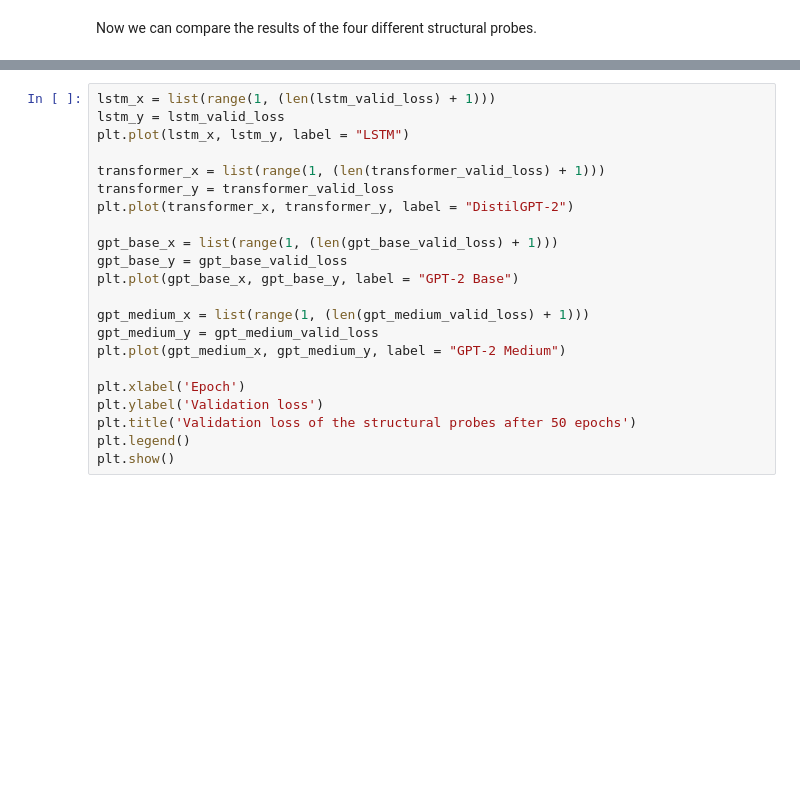
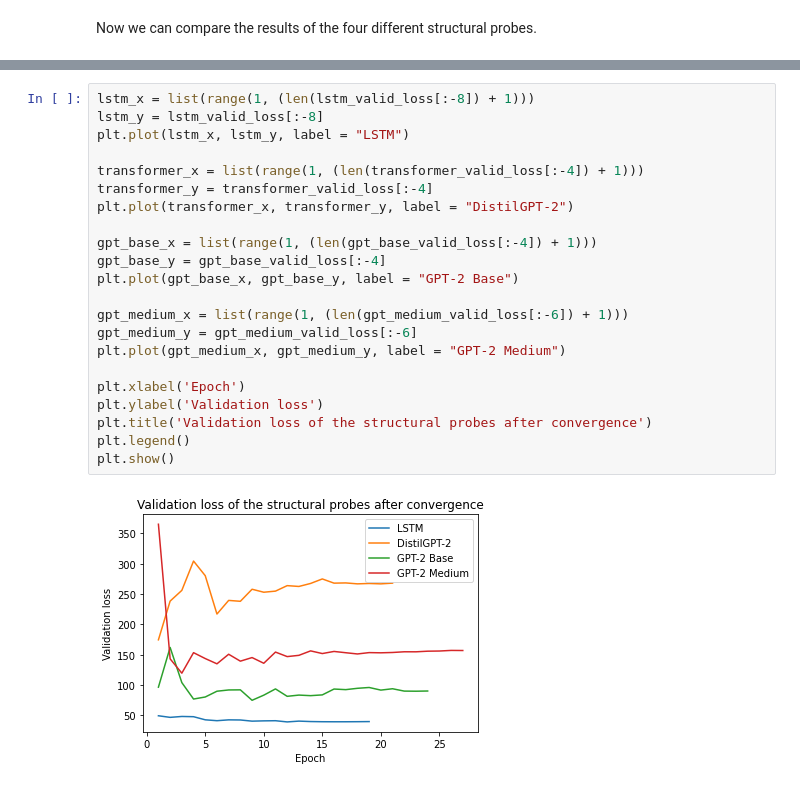
Before and after one commit to JJJHolscher/nlp2-probing-lms-master, a Jupyter notebook: probing_lms.ipynb, the cells around one changed output, grey strips where cells are left out. Saved outputs shown, nothing was run; the diff lists cells and outputs as text; blank space fills up the shorter version.

```diff
--- a/probing_lms.ipynb
+++ b/probing_lms.ipynb
@@ -2010,23 +2255,25 @@ plt.show()
 # %%
-lstm_x = list(range(1, (len(lstm_valid_loss) + 1)))
-lstm_y = lstm_valid_loss
+lstm_x = list(range(1, (len(lstm_valid_loss[:-8]) + 1)))
+lstm_y = lstm_valid_loss[:-8]
 plt.plot(lstm_x, lstm_y, label = "LSTM")
 
-transformer_x = list(range(1, (len(transformer_valid_loss) + 1)))
-transformer_y = transformer_valid_loss
+transformer_x = list(range(1, (len(transformer_valid_loss[:-4]) + 1)))
+transformer_y = transformer_valid_loss[:-4]
 plt.plot(transformer_x, transformer_y, label = "DistilGPT-2")
 
-gpt_base_x = list(range(1, (len(gpt_base_valid_loss) + 1)))
-gpt_base_y = gpt_base_valid_loss
+gpt_base_x = list(range(1, (len(gpt_base_valid_loss[:-4]) + 1)))
+gpt_base_y = gpt_base_valid_loss[:-4]
 plt.plot(gpt_base_x, gpt_base_y, label = "GPT-2 Base")
 
-gpt_medium_x = list(range(1, (len(gpt_medium_valid_loss) + 1)))
-gpt_medium_y = gpt_medium_valid_loss
+gpt_medium_x = list(range(1, (len(gpt_medium_valid_loss[:-6]) + 1)))
+gpt_medium_y = gpt_medium_valid_loss[:-6]
 plt.plot(gpt_medium_x, gpt_medium_y, label = "GPT-2 Medium")
 
 plt.xlabel('Epoch')
 plt.ylabel('Validation loss')
-plt.title('Validation loss of the structural probes after 50 epochs')
+plt.title('Validation loss of the structural probes after convergence')
 plt.legend()
 plt.show()
+# %% [output]
+[figure, added]
 # %%
```
Also changed, not shown: parts of 21 cells of this notebook, 8 other files.
